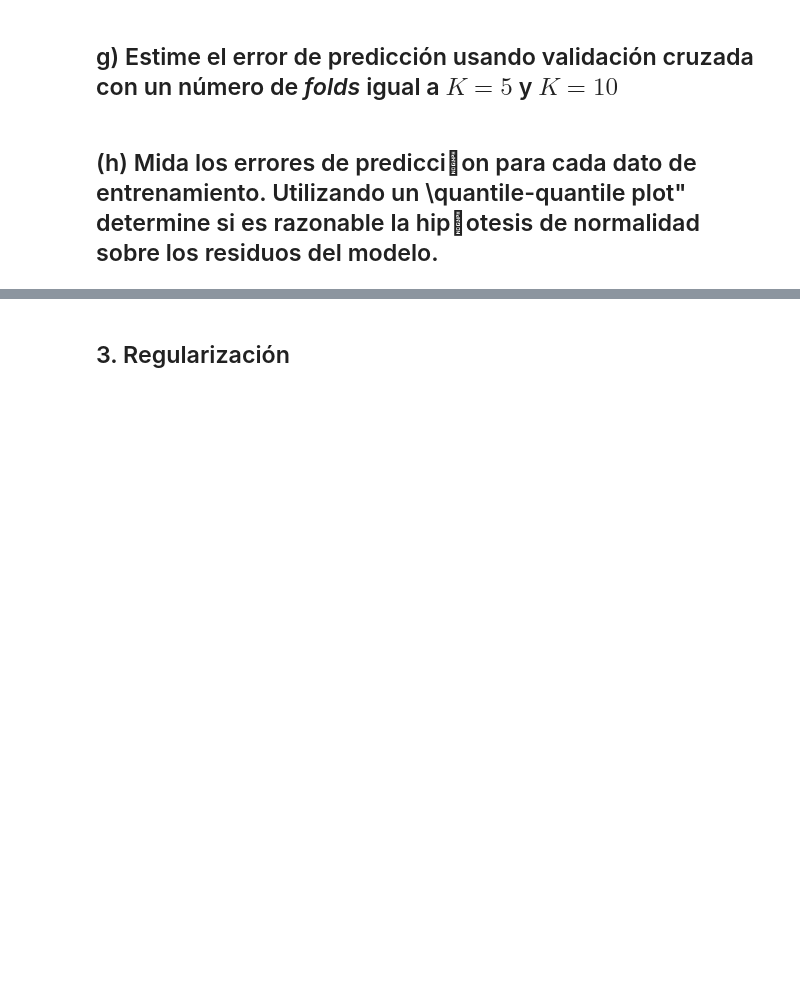
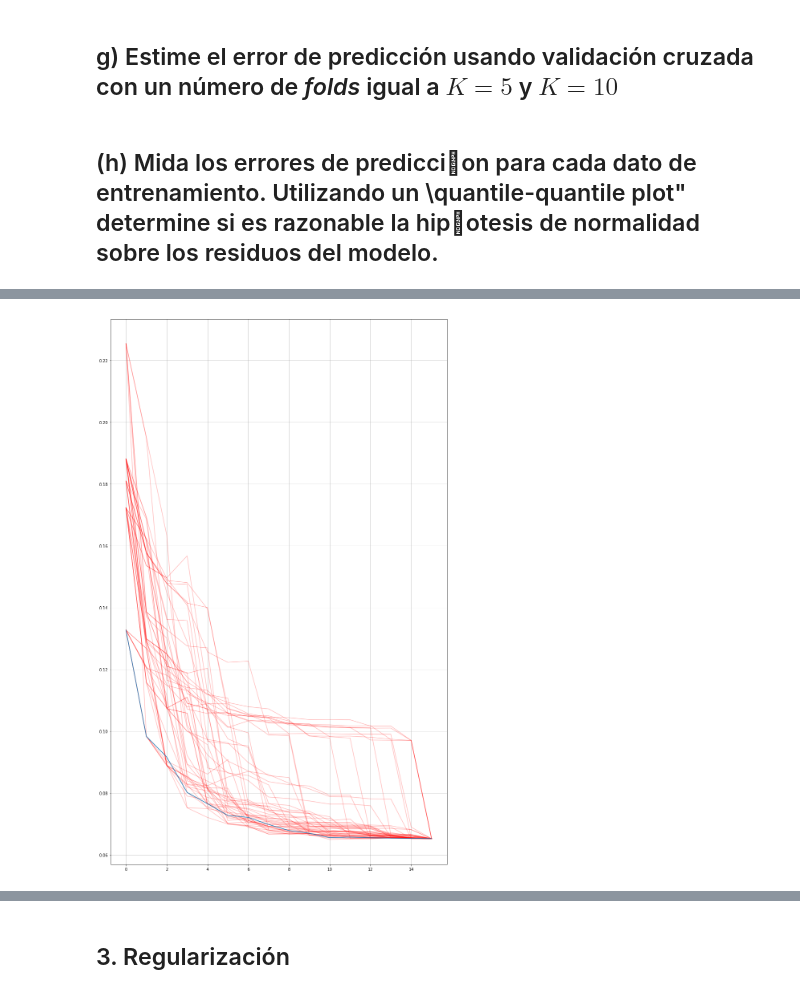
Before and after one commit to Caimapo/MachineLearning2017-02, a Jupyter notebook: Tarea 1 Máquinas de Aprendizaje.ipynb, the cells around one changed output, grey strips where cells are left out. Saved outputs shown, nothing was run; the diff lists cells and outputs as text; code cells hidden in the pictures; blank space fills up the shorter version.

```diff
--- a/Tarea 1 Máquinas de Aprendizaje.ipynb
+++ b/Tarea 1 Máquinas de Aprendizaje.ipynb
@@ -345,0 +491,9 @@ NameError: name 'ytrain2' is not defined
+# %%
+plt.figure(1,figsize=(15,25))
+for i in xrange(len(a)):
+    plt.plot(a[i]['mse_iteration_test'], color='r', alpha=0.25)
+plt.plot(seleccionados['mse_iteration_test'])
+plt.grid(True)
+plt.show()
+# %% [output]
+[figure, added]
```
Also changed, not shown: parts of 30 cells of this notebook.
